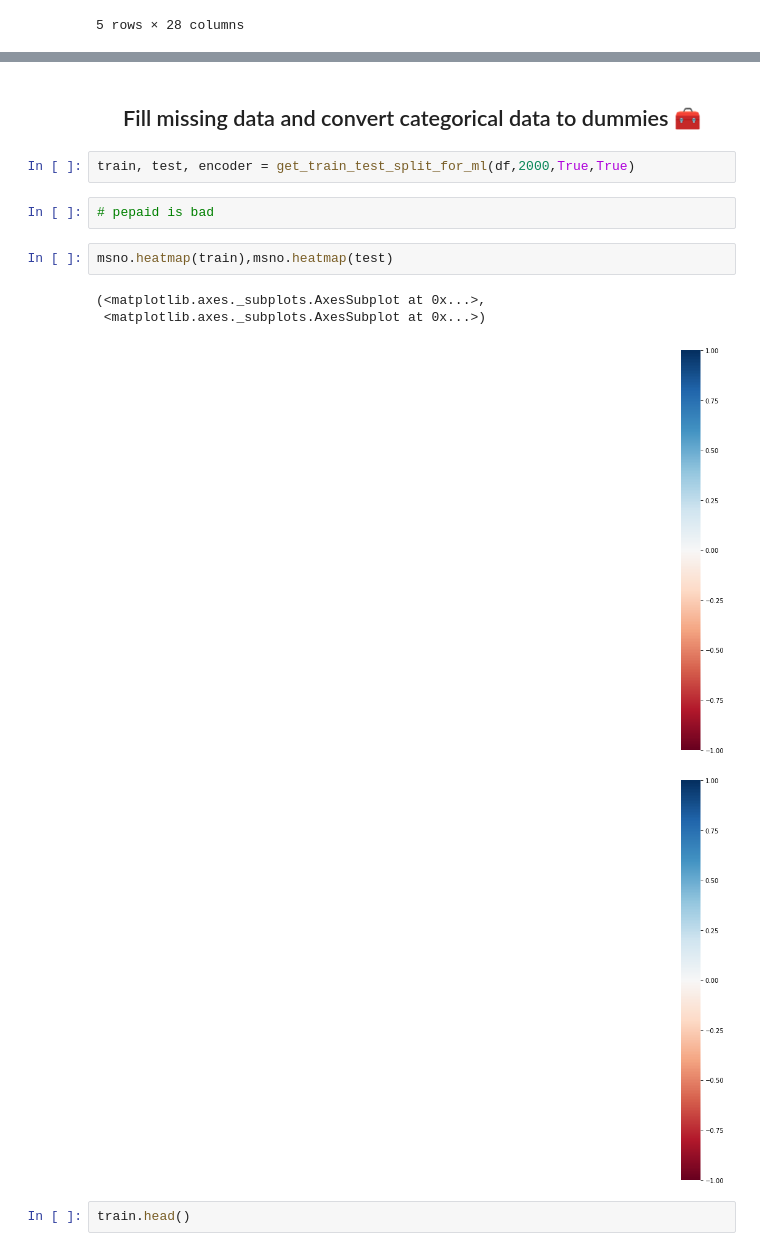
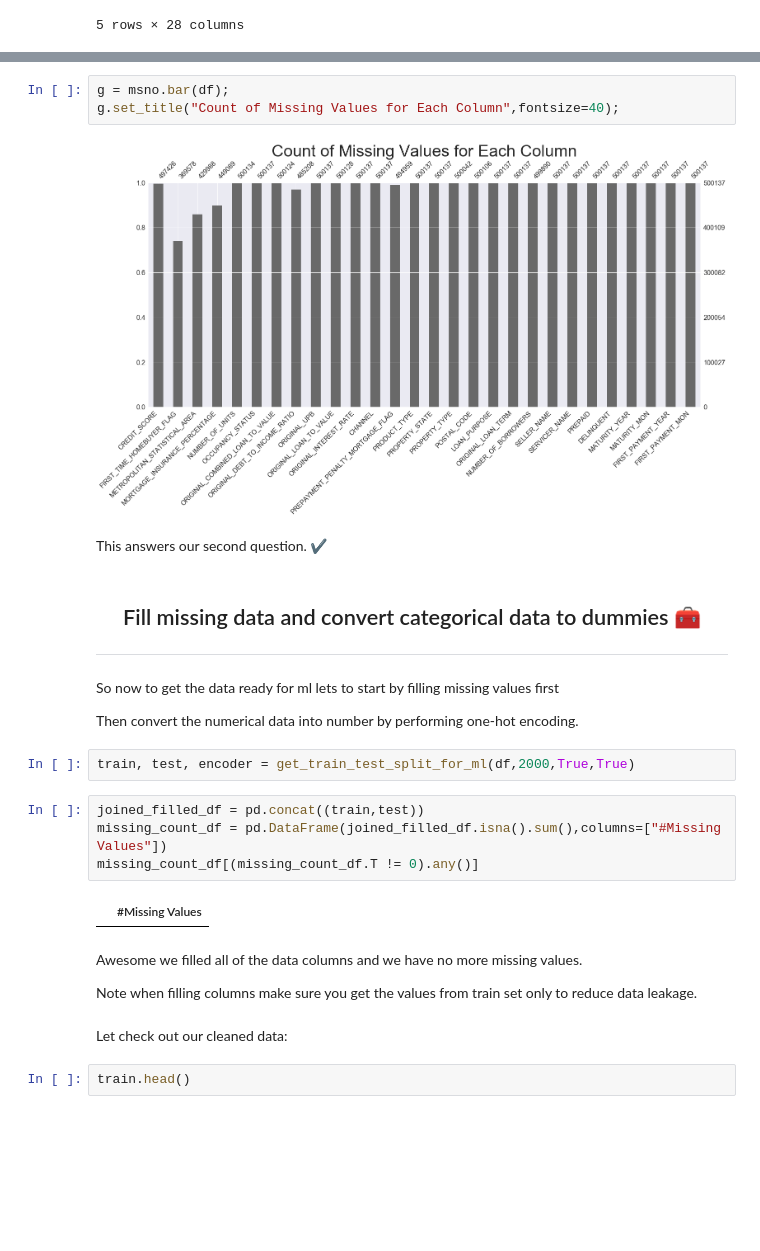
Before and after one commit to Rajashow/hippity-hoppity-your-data-is-my-property, a Jupyter notebook: Housing.ipynb, the cells around one changed output, grey strips where cells are left out. Saved outputs shown, nothing was run; the diff lists cells and outputs as text; blank space fills up the shorter version.

```diff
--- a/Housing.ipynb
+++ b/Housing.ipynb
@@ -81,18 +195,33 @@ msno.matrix(df),msno.heatmap(df)
+# %%
+g = msno.bar(df);
+g.set_title("Count of Missing Values for Each Column",fontsize=40);
+# %% [output]
+[figure, added]
+# %% [markdown]
+This answers our second question. ✔
 # %% [markdown]
 <h2 align="center">
  Fill missing data and convert categorical data to dummies 🧰
 </h2>
+<hr>
+
+So now to get the data ready for ml lets to start by filling missing values first
+
+Then convert the numerical data into number by performing one-hot encoding.
 # %%
 train, test, encoder = get_train_test_split_for_ml(df,2000,True,True)
-# %%
-# pepaid is bad
-# %%
-msno.heatmap(train),msno.heatmap(test)
-# %% [output]
-(<matplotlib.axes._subplots.AxesSubplot at 0x...>,
- <matplotlib.axes._subplots.AxesSubplot at 0x...>)
-[figure, removed]
-[figure, removed]
+# %%
+joined_filled_df = pd.concat((train,test))
+missing_count_df = pd.DataFrame(joined_filled_df.isna().sum(),columns=["#Missing Values"])
+missing_count_df[(missing_count_df.T != 0).any()]
+# %% [output]
+|  | #Missing Values |
+# %% [markdown]
+Awesome we filled all of the data columns and we have no more missing values.
+
+Note when filling columns make sure you get the values from train set only to reduce data leakage.
+# %% [markdown]
+Let check out our cleaned data:
 # %%
 train.head()
 # %% [output]
```
Also changed, not shown: parts of 18 cells of this notebook.
